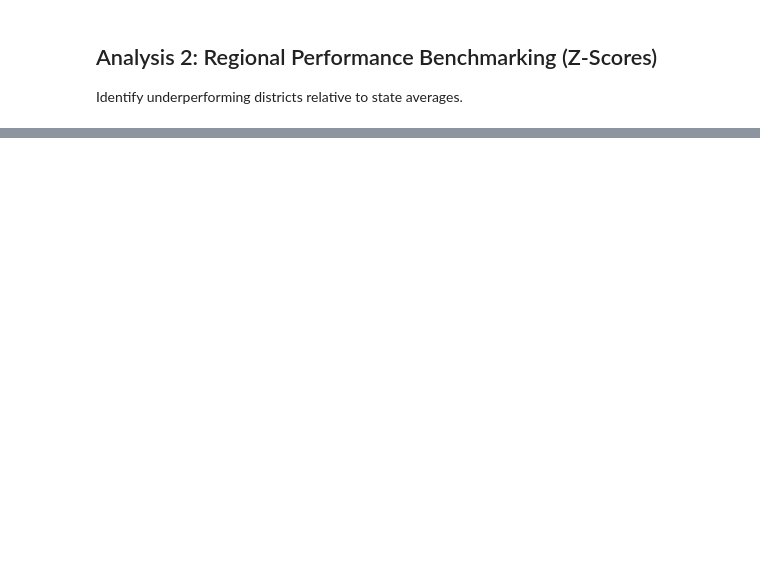
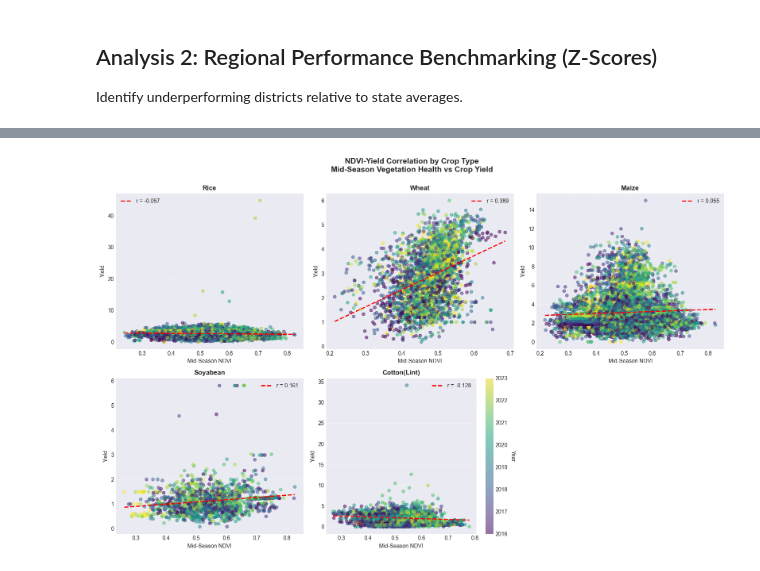
Before and after one commit to siby-sabu/dsba2026, a Jupyter notebook: notebooks/modeling/01_feature_engineering.ipynb, the cells around one changed output, grey strips where cells are left out. Cells and saved outputs as stored; diff of their text form; code cells hidden in the pictures; blank space fills up the shorter version.

```diff
--- a/notebooks/modeling/01_feature_engineering.ipynb
+++ b/notebooks/modeling/01_feature_engineering.ipynb
@@ -318,0 +1546,79 @@ See `../../docs/05_FEATURE_ENGINEERING_GUIDE.md` for detailed instructions.
+# %%
+# Visualization: NDVI-Yield Correlation Analysis
+print("Creating NDVI-yield correlation visualization...")
+
+# Top 5 crops by area
+top_crops = (
+    crop_yield_df.groupby("crop_name", observed=True)["area"].sum().nlargest(5).index
+)
+
+fig, axes = plt.subplots(2, 3, figsize=(16, 10))
+axes = axes.flatten()
+
+for idx, crop in enumerate(top_crops):
+    crop_data = crop_yield_df[
+        (crop_yield_df["crop_name"] == crop)
+        & (crop_yield_df["mid_season_ndvi"].notna())
+        & (crop_yield_df["yield"].notna())
+    ].copy()
+
+    # Calculate correlation
+    corr = crop_data[["mid_season_ndvi", "yield"]].corr().iloc[0, 1]
+
+    # Scatter plot with color gradient by year
+    scatter = axes[idx].scatter(
+        crop_data["mid_season_ndvi"],
+        crop_data["yield"],
+        c=crop_data["crop_year"],
+        cmap="viridis",
+        alpha=0.5,
+        s=30,
+    )
+
+    # Regression line
+    z = np.polyfit(crop_data["mid_season_ndvi"], crop_data["yield"], 1)
+    p = np.poly1d(z)
+    x_line = np.linspace(
+        crop_data["mid_season_ndvi"].min(), crop_data["mid_season_ndvi"].max(), 100
+    )
+    axes[idx].plot(x_line, p(x_line), "r--", linewidth=2, label=f"r = {corr:.3f}")
+
+    axes[idx].set_title(f"{crop}", fontsize=12, fontweight="bold")
+    axes[idx].set_xlabel("Mid-Season NDVI")
+    axes[idx].set_ylabel("Yield")
+    axes[idx].legend(loc="best")
+    axes[idx].grid(True, alpha=0.3)
+
+    # Add colorbar for year
+    if idx == 4:  # Last plot
+        cbar = plt.colorbar(scatter, ax=axes[idx])
+        cbar.set_label("Year", rotation=270, labelpad=15)
+
+axes[-1].axis("off")  # Hide extra subplot
+
+plt.suptitle(
+    "NDVI-Yield Correlation by Crop Type\nMid-Season Vegetation Health vs Crop Yield",
+    fontsize=14,
+    fontweight="bold",
+    y=1.00,
+)
+plt.tight_layout()
+plt.savefig(
+    figures_path / "04_ndvi_yield_correlation.png", dpi=300, bbox_inches="tight"
+)
+plt.show()
+
+print("✓ Visualization saved: 04_ndvi_yield_correlation.png")
+
+# Print correlation summary
+print("\nNDVI-Yield Correlation Summary:")
+for crop in top_crops:
+    crop_data = crop_yield_df[
+        (crop_yield_df["crop_name"] == crop)
+        & (crop_yield_df["mid_season_ndvi"].notna())
+        & (crop_yield_df["yield"].notna())
+    ]
+    if len(crop_data) > 0:
+        corr = crop_data[["mid_season_ndvi", "yield"]].corr().iloc[0, 1]
+        print(f"  {crop:20s} r = {corr:5.3f} ({len(crop_data):,} records)")
+# %% [output]
@@ -318,0 +1626 @@ See `../../docs/05_FEATURE_ENGINEERING_GUIDE.md` for detailed instructions.
+[figure, added]
```
Also changed, not shown: parts of 41 cells of this notebook, 23 other files.
